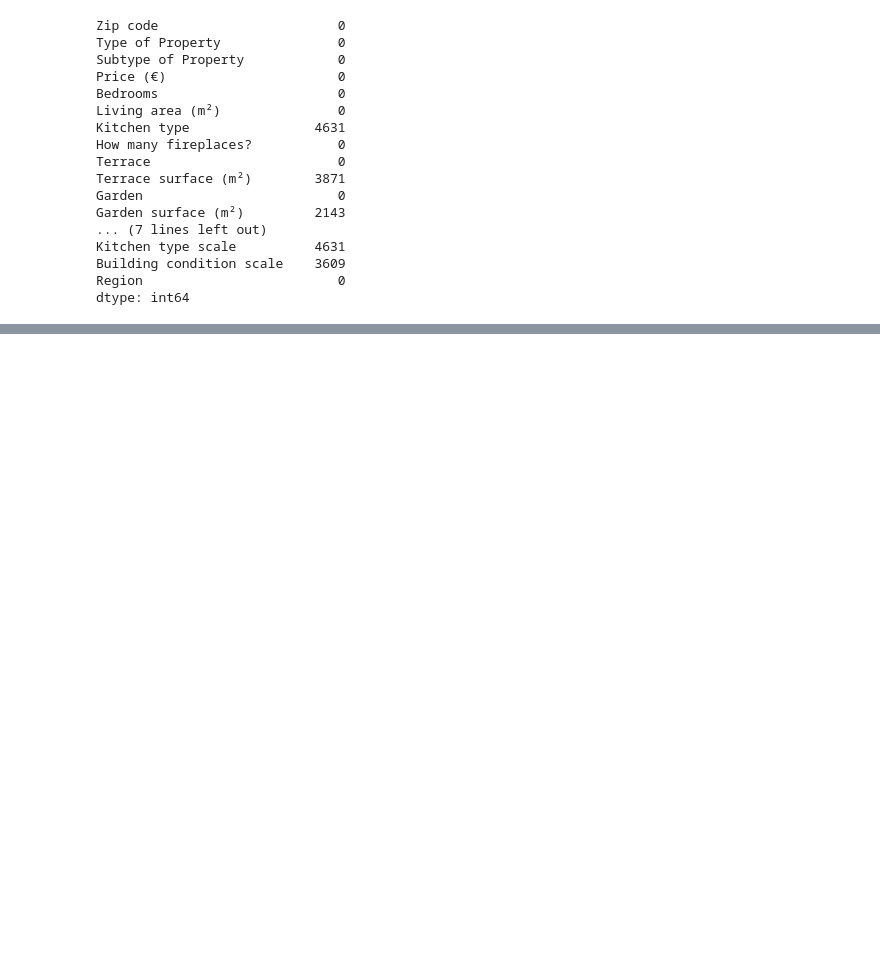
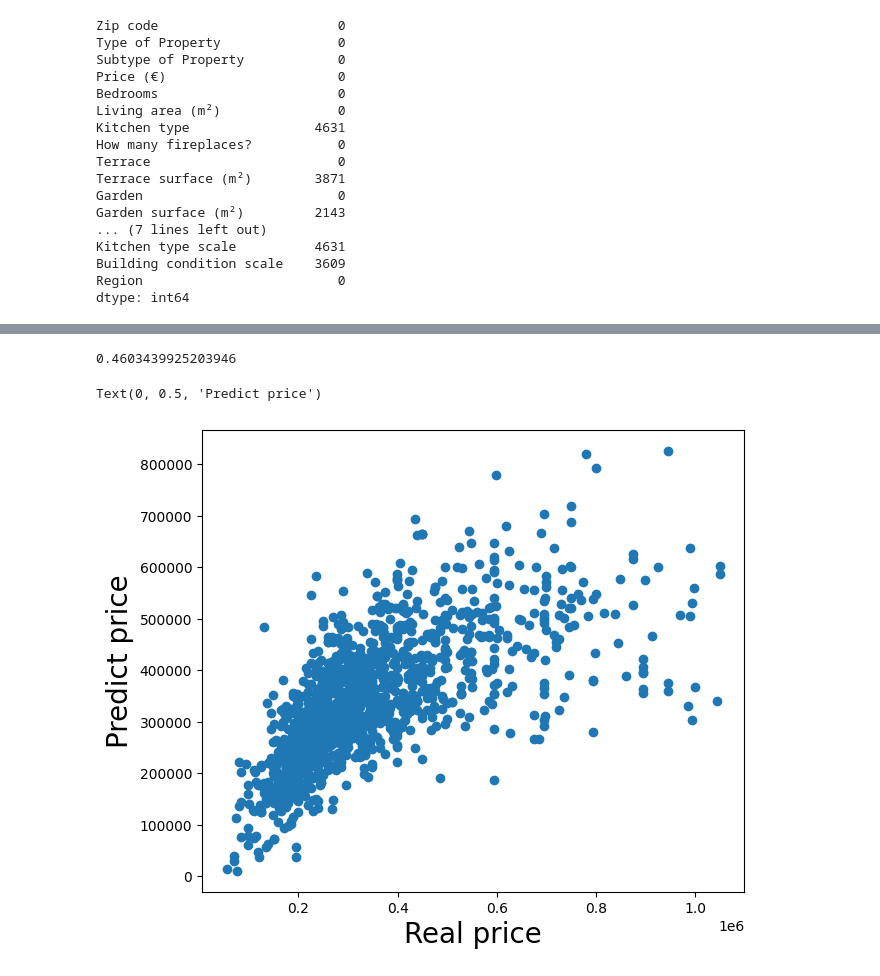
Before and after one commit to svstm/immo_eliza_regression, a Jupyter notebook: preprocessing_said.ipynb, the cells around one changed output, grey strips where cells are left out. Saved outputs shown, nothing was run; the diff lists cells and outputs as text; code cells hidden in the pictures; blank space fills up the shorter version.

```diff
--- a/preprocessing_said.ipynb
+++ b/preprocessing_said.ipynb
@@ -255,0 +175,22 @@ for col in object_cols:
+# %%
+# Regression for only apartments
+X = df_apartments.drop(['Zip code', 'Price (€)', 'Number of frontages', 'Swimming pool', 'Surface of the plot (m²)'], axis=1).values
+y = df_apartments['Price (€)'].values
+
+X_train, X_test, y_train, y_test = train_test_split(X, y, test_size = 0.3, random_state = 42)
+reg = LinearRegression()
+reg.fit(X_train, y_train)
+y_pred = reg.predict(X_test)
+print(reg.score(X_test, y_test))
+# %% [output]
+0.4603439925203946
+# %%
+# Plot for apartments regression
+y_pred = reg.predict(X_test)
+plt.figure(figsize=(7, 6))
+plt.scatter(y_test, y_pred)
+plt.xlabel('Real price', fontsize=20)
+plt.ylabel('Predict price', fontsize=20)
+# %% [output]
+Text(0, 0.5, 'Predict price')
+[figure, added]
```
Also changed, not shown: parts of 48 cells of this notebook.
